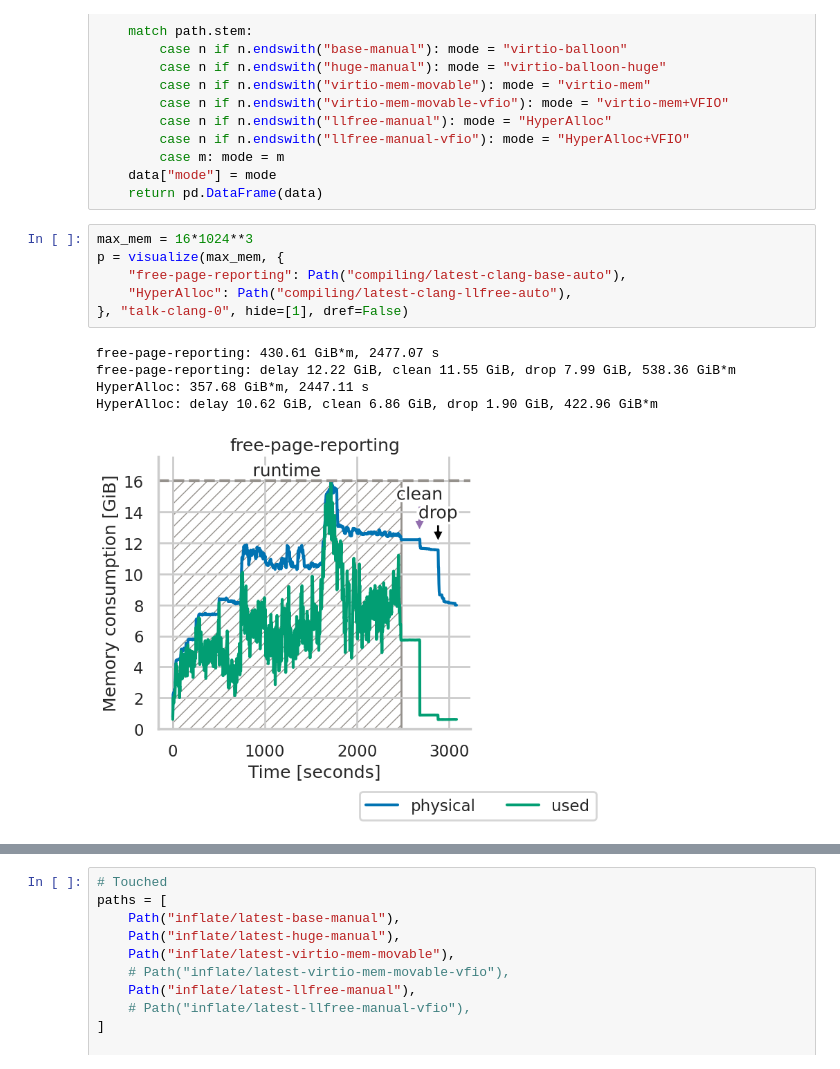
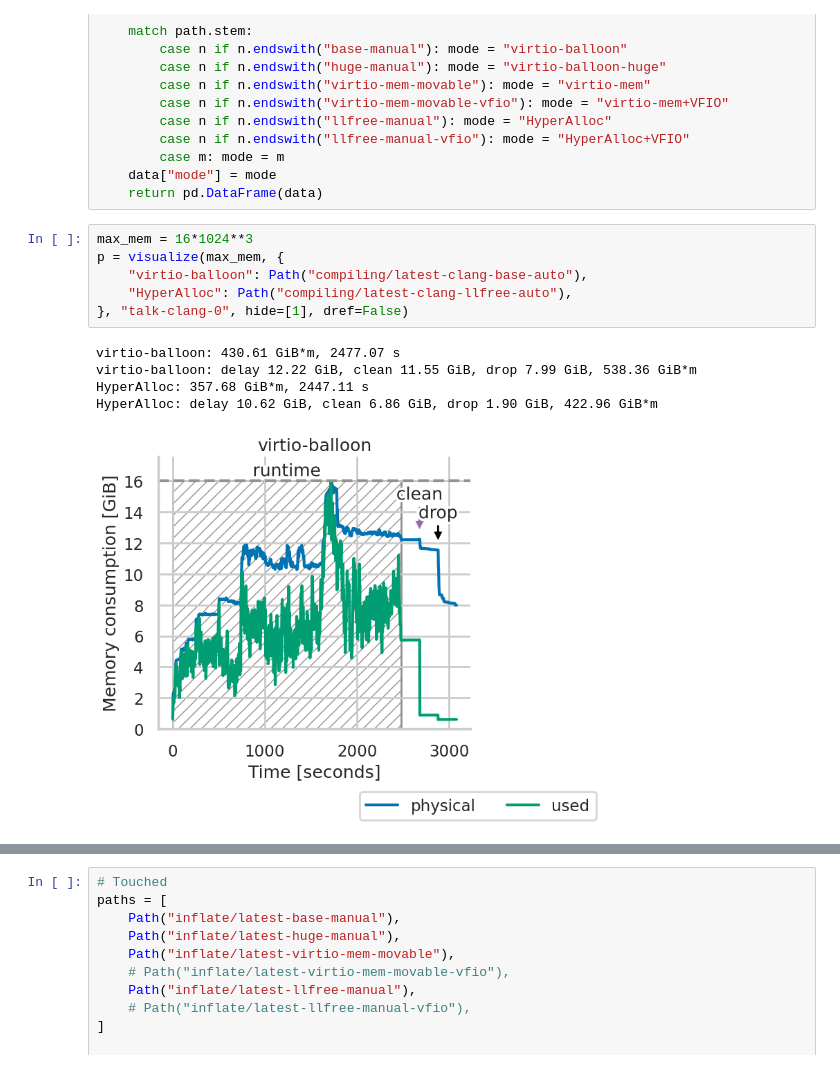
Before and after one commit to luhsra/hyperalloc-bench, a Jupyter notebook: talk.ipynb, the cells around one changed output, grey strips where cells are left out. Cells and saved outputs as stored; diff of their text form.

```diff
--- a/talk.ipynb
+++ b/talk.ipynb
@@ -229,15 +229,15 @@ def parse_inflate(path: Path, iter: int = 1) -> pd.DataFrame:
 # %%
 max_mem = 16*1024**3
 p = visualize(max_mem, {
-    "free-page-reporting": Path("compiling/latest-clang-base-auto"),
+    "virtio-balloon": Path("compiling/latest-clang-base-auto"),
     "HyperAlloc": Path("compiling/latest-clang-llfree-auto"),
 }, "talk-clang-0", hide=[1], dref=False)
 # %% [output]
-free-page-reporting: 430.61 GiB*m, 2477.07 s
-free-page-reporting: delay 12.22 GiB, clean 11.55 GiB, drop 7.99 GiB, 538.36 GiB*m
+virtio-balloon: 430.61 GiB*m, 2477.07 s
+virtio-balloon: delay 12.22 GiB, clean 11.55 GiB, drop 7.99 GiB, 538.36 GiB*m
 HyperAlloc: 357.68 GiB*m, 2447.11 s
 HyperAlloc: delay 10.62 GiB, clean 6.86 GiB, drop 1.90 GiB, 422.96 GiB*m
-[figure, old version]
+[figure, new version]
 # %%
 max_mem = 16*1024**3
 p = visualize(max_mem, {
```
Also changed, not shown: parts of 3 cells of this notebook, 12 other files.
